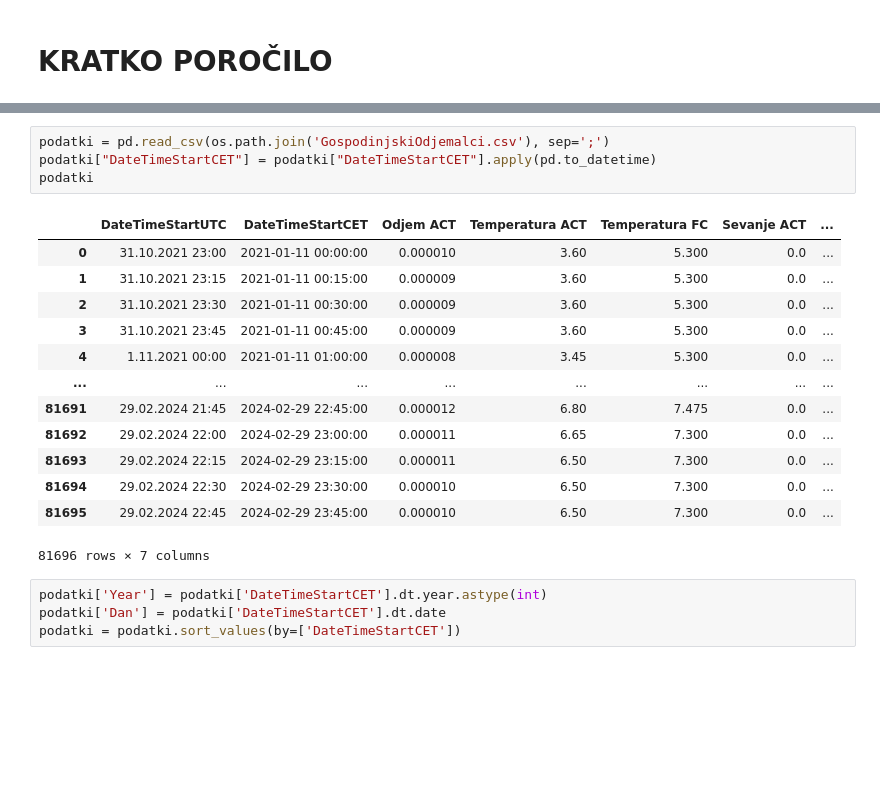
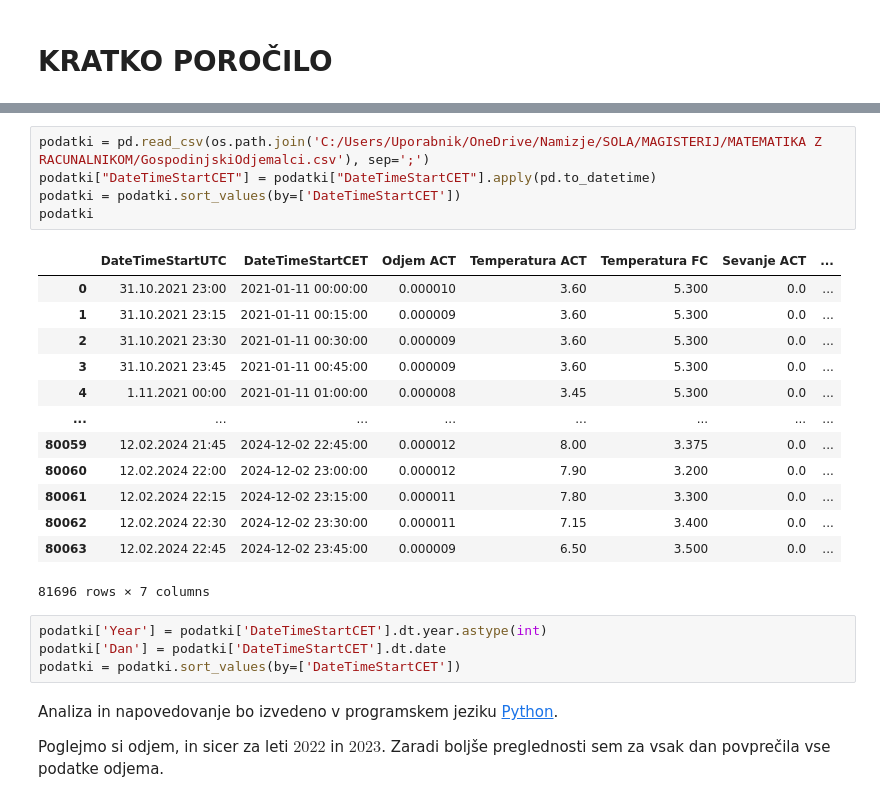
Before and after one commit to karolina-sa/Matematika-z-racunalnikom-projekt, a Jupyter notebook: kratko_porocilo.ipynb, the cells around one changed output, grey strips where cells are left out. Drawn from its saved outputs; the diff is of its cells as text; blank space fills up the shorter version.

```diff
--- a/kratko_porocilo.ipynb
+++ b/kratko_porocilo.ipynb
@@ -8,23 +28,28 @@ import matplotlib.pyplot as plt
 # %%
-podatki = pd.read_csv(os.path.join('GospodinjskiOdjemalci.csv'), sep=';')
+podatki = pd.read_csv(os.path.join('C:/Users/Uporabnik/OneDrive/Namizje/SOLA/MAGISTERIJ/MATEMATIKA Z RACUNALNIKOM/GospodinjskiOdjemalci.csv'), sep=';')
 podatki["DateTimeStartCET"] = podatki["DateTimeStartCET"].apply(pd.to_datetime)
+podatki = podatki.sort_values(by=['DateTimeStartCET'])
 podatki
 # %% [output]
 |  | DateTimeStartUTC | DateTimeStartCET | Odjem ACT | Temperatura ACT | Temperatura FC | Sevanje ACT | ... |
 | 0 | 31.10.2021 23:00 | 2021-01-11 00:00:00 | 0.000010 | 3.60 | 5.300 | 0.0 | ... |
 | 1 | 31.10.2021 23:15 | 2021-01-11 00:15:00 | 0.000009 | 3.60 | 5.300 | 0.0 | ... |
 | 2 | 31.10.2021 23:30 | 2021-01-11 00:30:00 | 0.000009 | 3.60 | 5.300 | 0.0 | ... |
 | 3 | 31.10.2021 23:45 | 2021-01-11 00:45:00 | 0.000009 | 3.60 | 5.300 | 0.0 | ... |
 | 4 | 1.11.2021 00:00 | 2021-01-11 01:00:00 | 0.000008 | 3.45 | 5.300 | 0.0 | ... |
 | ... | ... | ... | ... | ... | ... | ... | ... |
-| 81691 | 29.02.2024 21:45 | 2024-02-29 22:45:00 | 0.000012 | 6.80 | 7.475 | 0.0 | ... |
-| 81692 | 29.02.2024 22:00 | 2024-02-29 23:00:00 | 0.000011 | 6.65 | 7.300 | 0.0 | ... |
-| 81693 | 29.02.2024 22:15 | 2024-02-29 23:15:00 | 0.000011 | 6.50 | 7.300 | 0.0 | ... |
-| 81694 | 29.02.2024 22:30 | 2024-02-29 23:30:00 | 0.000010 | 6.50 | 7.300 | 0.0 | ... |
-| 81695 | 29.02.2024 22:45 | 2024-02-29 23:45:00 | 0.000010 | 6.50 | 7.300 | 0.0 | ... |
+| 80059 | 12.02.2024 21:45 | 2024-12-02 22:45:00 | 0.000012 | 8.00 | 3.375 | 0.0 | ... |
+| 80060 | 12.02.2024 22:00 | 2024-12-02 23:00:00 | 0.000012 | 7.90 | 3.200 | 0.0 | ... |
+| 80061 | 12.02.2024 22:15 | 2024-12-02 23:15:00 | 0.000011 | 7.80 | 3.300 | 0.0 | ... |
+| 80062 | 12.02.2024 22:30 | 2024-12-02 23:30:00 | 0.000011 | 7.15 | 3.400 | 0.0 | ... |
+| 80063 | 12.02.2024 22:45 | 2024-12-02 23:45:00 | 0.000009 | 6.50 | 3.500 | 0.0 | ... |
 81696 rows × 7 columns
 # %%
 podatki['Year'] = podatki['DateTimeStartCET'].dt.year.astype(int)
 podatki['Dan'] = podatki['DateTimeStartCET'].dt.date
 podatki = podatki.sort_values(by=['DateTimeStartCET'])
+# %% [markdown]
+Analiza in napovedovanje bo izvedeno v programskem jeziku [Python](https://www.python.org/).
+
+Poglejmo si odjem, in sicer za leti $2022$ in $2023$. Zaradi boljše preglednosti sem za vsak dan povprečila vse podatke odjema.
 # %%
```
Also changed, not shown: parts of 7 cells of this notebook, 2 other files.
